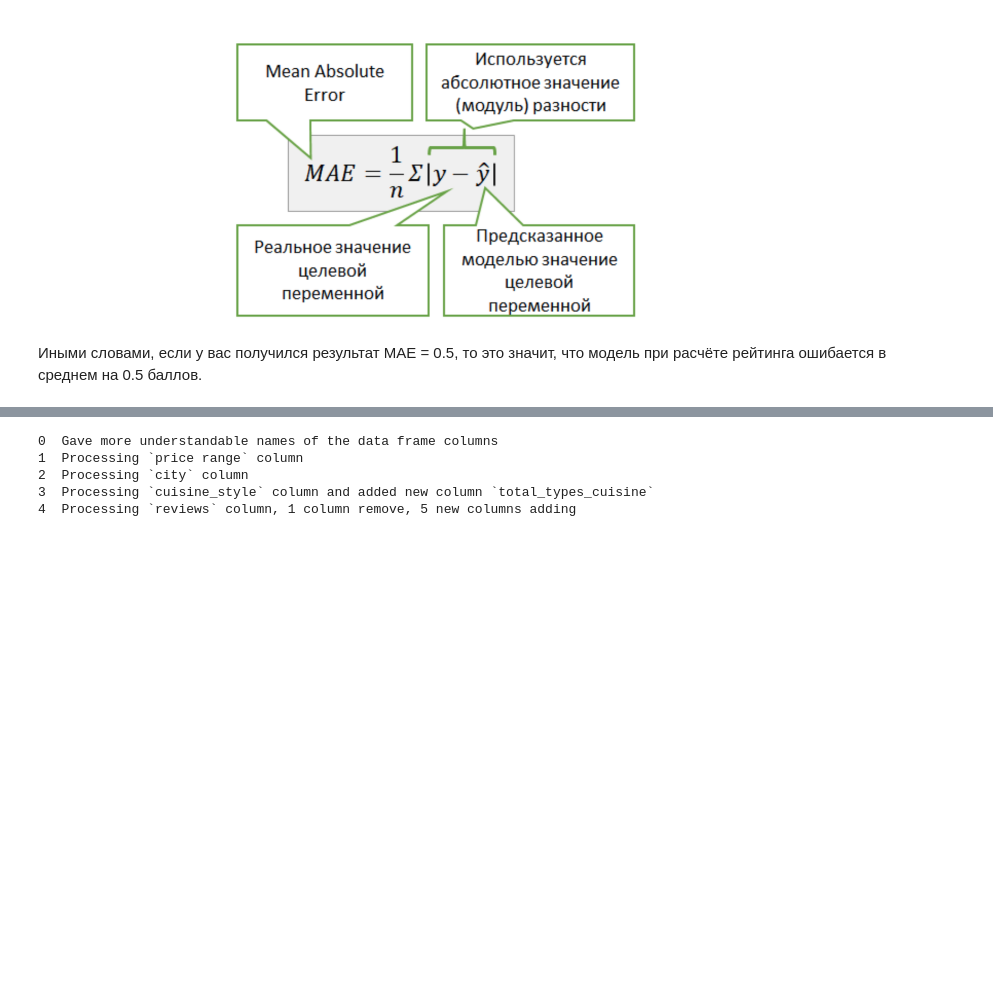
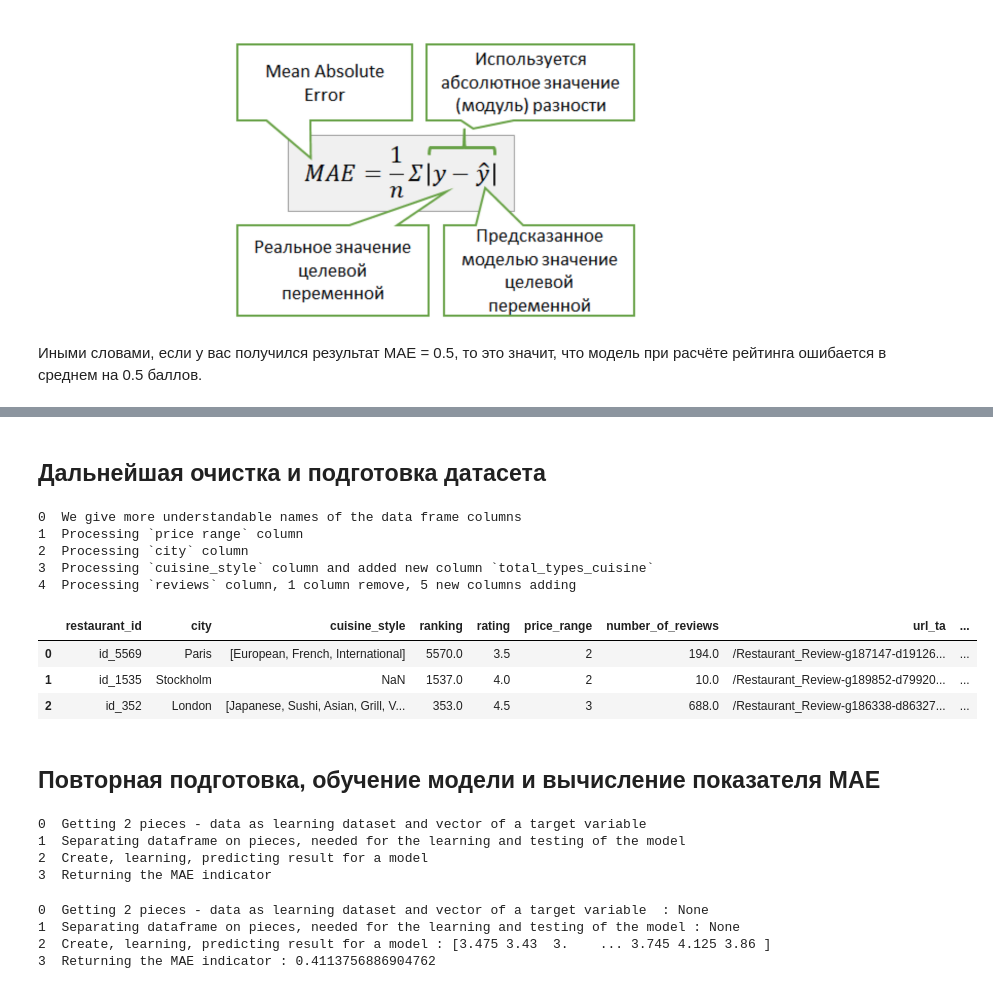
Before and after one commit to bi01/skillfactory_ds, a Jupyter notebook: module_3/my_decision.ipynb, the cells around one changed output, grey strips where cells are left out. Cells and saved outputs as stored; diff of their text form; code cells hidden in the pictures; blank space fills up the shorter version.

Commit message:
fix intermediate results

```diff
--- a/module_3/my_decision.ipynb
+++ b/module_3/my_decision.ipynb
@@ -194,8 +184,40 @@ cleaner.run_pipeline()
-# %%
-cleaner.pipeline_desciption()
-# %% [output]
-0  Gave more understandable names of the data frame columns
-1  Processing `price range` column
-2  Processing `city` column
-3  Processing `cuisine_style` column and added new column `total_types_cuisine`
-4  Processing `reviews` column, 1 column remove, 5 new columns adding
+# %% [markdown]
+## Дальнейшая очистка и подготовка датасета
+# %%
+cleaner = helpers.DatasetCleaner(df)
+
+# showing what is the steps making in this pipeline
+cleaner.show_steps()
+df = cleaner.run()
+# %% [output]
+0  We give more understandable names of the data frame columns
+1  Processing `price range` column
+2  Processing `city` column
+3  Processing `cuisine_style` column and added new column `total_types_cuisine`
+4  Processing `reviews` column, 1 column remove, 5 new columns adding
+# %%
+df.head(3)
+# %% [output]
+|  | restaurant_id | city | cuisine_style | ranking | rating | price_range | number_of_reviews | url_ta | ... |
+| 0 | id_5569 | Paris | [European, French, International] | 5570.0 | 3.5 | 2 | 194.0 | /Restaurant_Review-g187147-d19126... | ... |
+| 1 | id_1535 | Stockholm | NaN | 1537.0 | 4.0 | 2 | 10.0 | /Restaurant_Review-g189852-d79920... | ... |
+| 2 | id_352 | London | [Japanese, Sushi, Asian, Grill, V... | 353.0 | 4.5 | 3 | 688.0 | /Restaurant_Review-g186338-d86327... | ... |
+# %% [markdown]
+## Повторная подготовка, обучение модели и вычисление показателя MAE
+# %%
+model = helpers.ModelProcessing(df)
+
+# showing what is the steps making in this pipeline
+model.show_steps()
+# %% [output]
+0  Getting 2 pieces - data as learning dataset and vector of a target variable
+1  Separating dataframe on pieces, needed for the learning and testing of the model
+2  Create, learning, predicting result for a model
+3  Returning the MAE indicator
+# %%
+model.run()
+# %% [output]
+0  Getting 2 pieces - data as learning dataset and vector of a target variable  : None
+1  Separating dataframe on pieces, needed for the learning and testing of the model : None
+2  Create, learning, predicting result for a model : [3.475 3.43  3.    ... 3.745 4.125 3.86 ]
+3  Returning the MAE indicator : 0.4113756886904762
```
Also changed, not shown: parts of 6 cells of this notebook, 2 other files.
